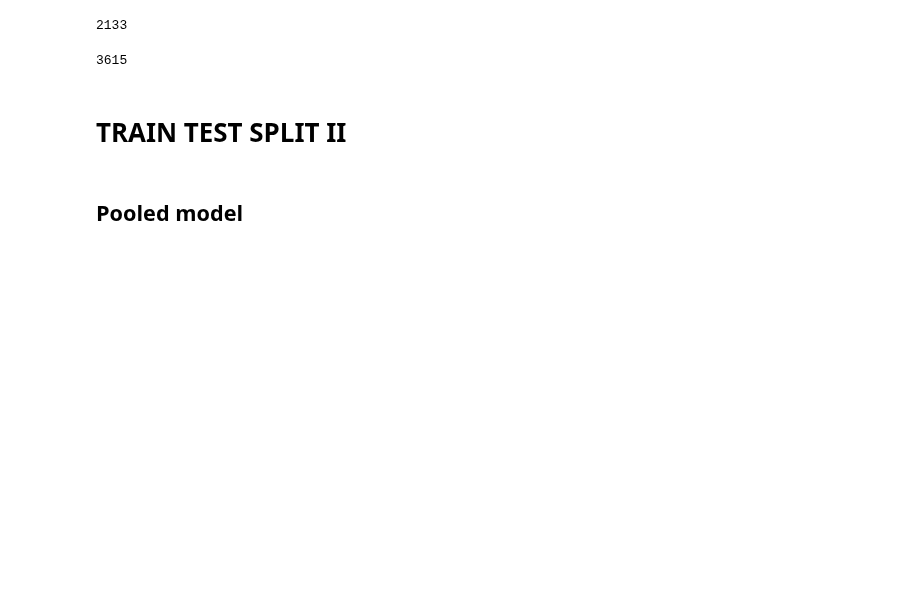
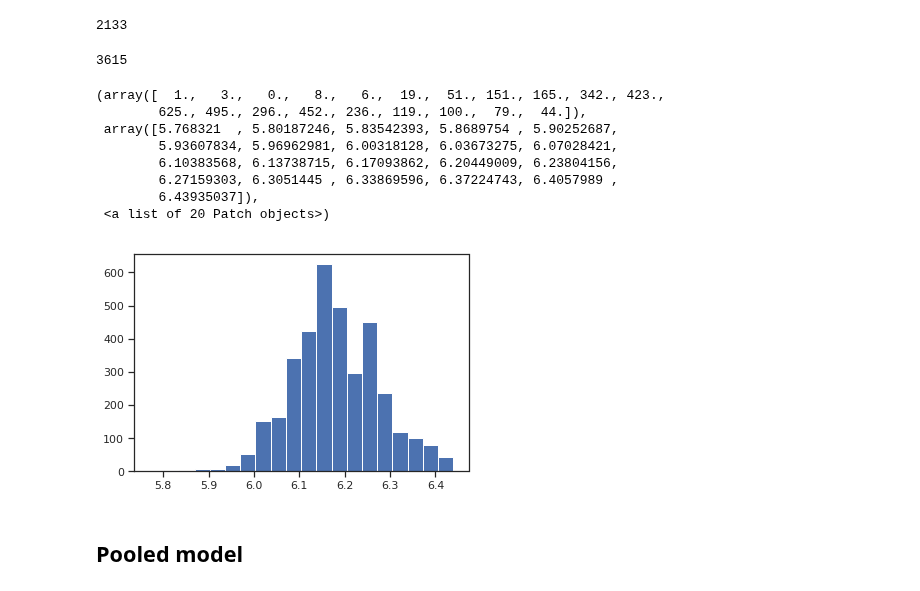
Before and after one commit to cthai721/bda-project, a Jupyter notebook: Effects on Learning of teaching experience.ipynb, the cells around one changed output. Cells and saved outputs as stored; diff of their text form; code cells hidden in the pictures; blank space fills up the shorter version.

```diff
--- a/Effects on Learning of teaching experience.ipynb
+++ b/Effects on Learning of teaching experience.ipynb
@@ -394,5 +397,3 @@ X_train = X.iloc[train_idx,:]
 X_test = X.iloc[test_idx,:].reset_index()
 Y_train = Y.iloc[train_idx]
 Y_test = Y.iloc[test_idx]
-# %% [markdown]
-# TRAIN TEST SPLIT II
@@ -406,3 +400,15 @@ Y_test = Y.iloc[test_idx]
+# %%
+plt.hist(Y_test, bins = 20)
+# %% [output]
+(array([  1.,   3.,   0.,   8.,   6.,  19.,  51., 151., 165., 342., 423.,
+        625., 495., 296., 452., 236., 119., 100.,  79.,  44.]),
+ array([5.768321  , 5.80187246, 5.83542393, 5.8689754 , 5.90252687,
+        5.93607834, 5.96962981, 6.00318128, 6.03673275, 6.07028421,
+        6.10383568, 6.13738715, 6.17093862, 6.20449009, 6.23804156,
+        6.27159303, 6.3051445 , 6.33869596, 6.37224743, 6.4057989 ,
+        6.43935037]),
+ <a list of 20 Patch objects>)
+[figure, added]
 # %% [markdown]
 ## Pooled model
 # %%
```
Also changed, not shown: parts of 31 cells of this notebook, 13 other files.
